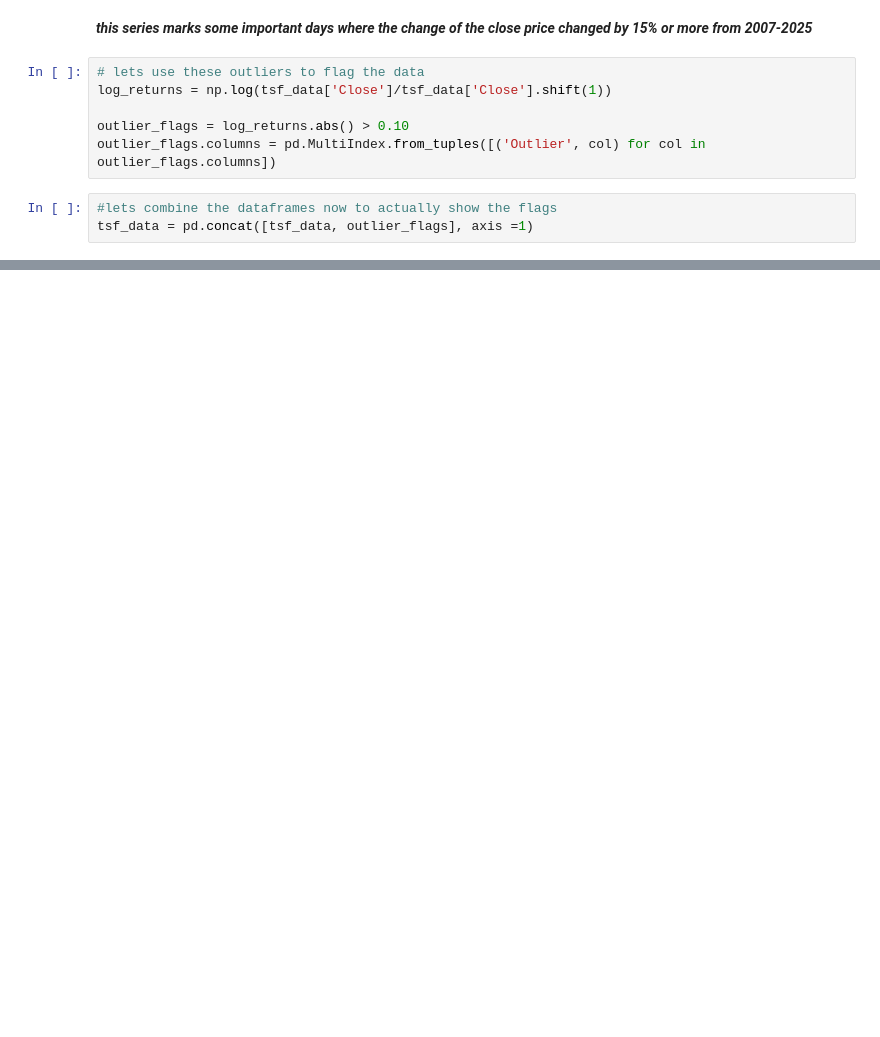
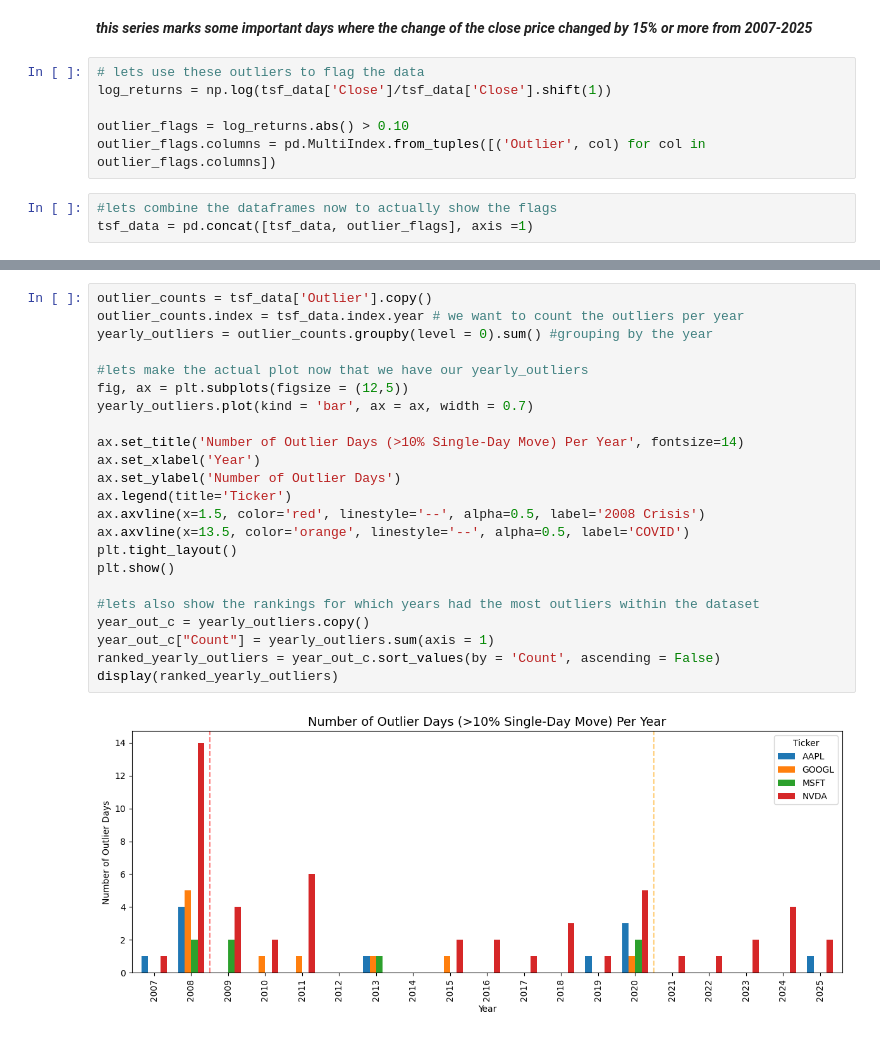
Before and after one commit to tosalam17/Quant-Time-Series-Project, a Jupyter notebook: quant-tsf.ipynb, the cells around one changed output, grey strips where cells are left out. Drawn from its saved outputs; the diff is of its cells as text; blank space fills up the shorter version.

Commit message:
Created a visualization to represent the amount of outliers per year throughout 2007-205 and provided key takeaways from the visualization

```diff
--- a/quant-tsf.ipynb
+++ b/quant-tsf.ipynb
@@ -141,0 +147,25 @@ tsf_data.head()
+# %%
+outlier_counts = tsf_data['Outlier'].copy()
+outlier_counts.index = tsf_data.index.year # we want to count the outliers per year
+yearly_outliers = outlier_counts.groupby(level = 0).sum() #grouping by the year
+
+#lets make the actual plot now that we have our yearly_outliers
+fig, ax = plt.subplots(figsize = (12,5))
+yearly_outliers.plot(kind = 'bar', ax = ax, width = 0.7)
+
+ax.set_title('Number of Outlier Days (>10% Single-Day Move) Per Year', fontsize=14)
+ax.set_xlabel('Year')
+ax.set_ylabel('Number of Outlier Days')
+ax.legend(title='Ticker')
+ax.axvline(x=1.5, color='red', linestyle='--', alpha=0.5, label='2008 Crisis')
+ax.axvline(x=13.5, color='orange', linestyle='--', alpha=0.5, label='COVID')
+plt.tight_layout()
+plt.show()
+
+#lets also show the rankings for which years had the most outliers within the dataset
+year_out_c = yearly_outliers.copy()
+year_out_c["Count"] = yearly_outliers.sum(axis = 1)
+ranked_yearly_outliers = year_out_c.sort_values(by = 'Count', ascending = False)
+display(ranked_yearly_outliers)
+# %% [output]
+[figure, added]
```
Also changed, not shown: parts of 7 cells of this notebook.
